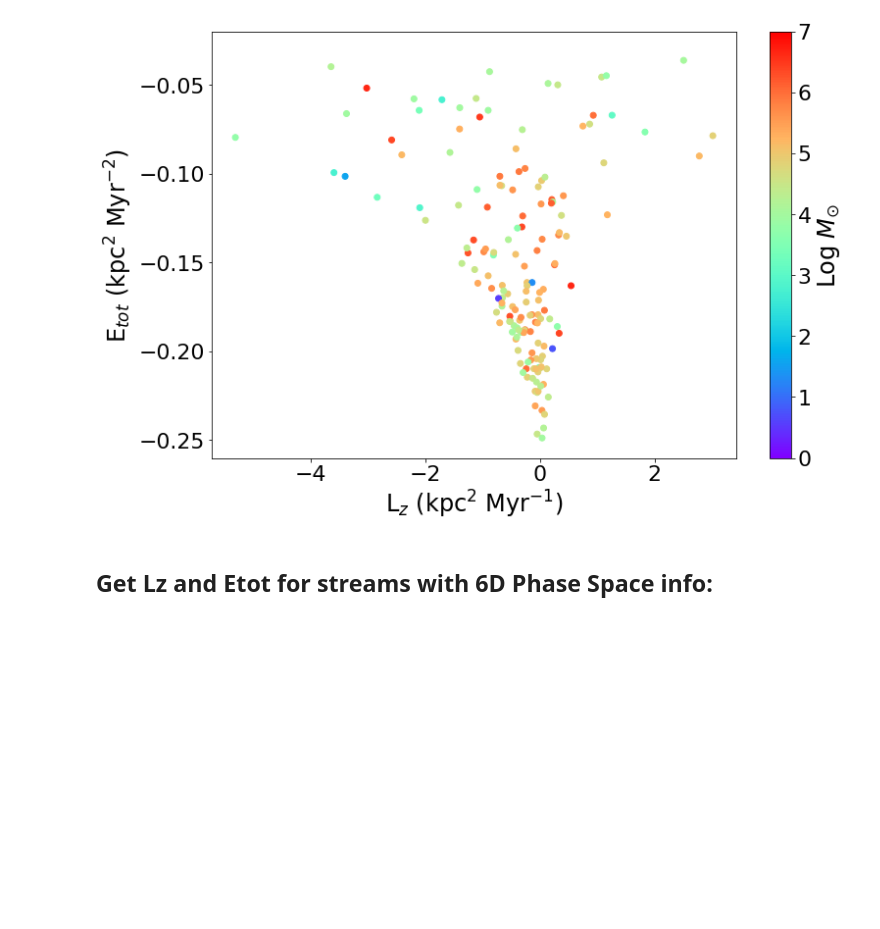
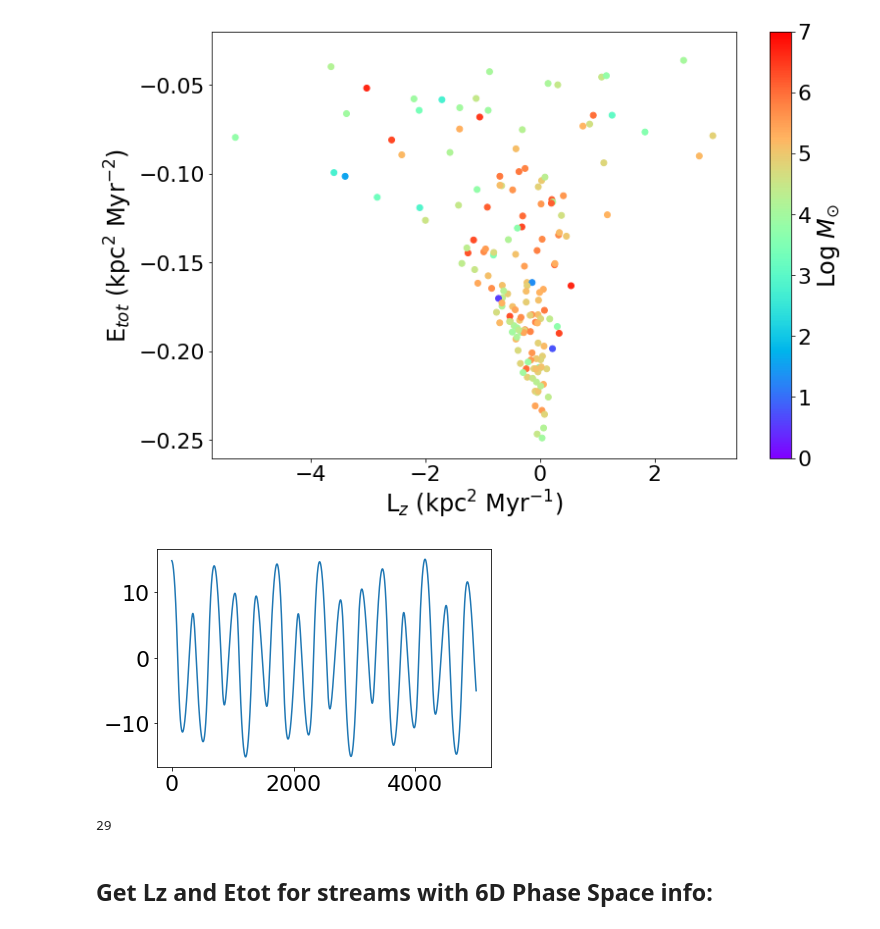
Before and after one commit to cholm-hansen/gc_streams, a Jupyter notebook: MilkyWayPotential2023.ipynb, the cells around one changed output. Saved outputs shown, nothing was run; the diff lists cells and outputs as text; code cells hidden in the pictures; blank space fills up the shorter version.

```diff
--- a/MilkyWayPotential2023.ipynb
+++ b/MilkyWayPotential2023.ipynb
@@ -244,6 +371,49 @@ c1 = coord.SkyCoord(ra=229.019*u.degree, dec=-0.121*u.degree,
                     pm_dec=-2.654 *u.mas/u.yr,
                     radial_velocity=-56.2 *u.km/u.s,
                     frame='icrs')
+# %%
+gc1 = c1.transform_to(coord.Galactocentric)
+
+
+glob_w0 = gd.PhaseSpacePosition(
+        [gc1.x.value,  gc1.y.value,  gc1.z.value] * u.kpc ,
+        [gc1.v_x.value,  gc1.v_y.value,  gc1.v_z.value]*u.km/u.s
+)
+
+test_frame = gp.StaticFrame(galactic)
+
+H = gp.Hamiltonian(mw, test_frame)
+
+prog_orbit = H.integrate_orbit(
+    glob_w0,
+    dt=1, t1=0, t2=5*u.Gyr,
+    Integrator=gi.DOPRI853Integrator
+    ).to_frame(test_frame)
+
+
+
+prog_orbit = H.integrate_orbit(
+        glob_w0,
+        t=prog_orbit.t,
+        Integrator=gi.DOPRI853Integrator
+    )
+# %%
+z_vals = prog_orbit.pos.z.value
+t = np.arange(0,5000)
+
+plt.plot(t,z_vals)
+plt.show()
+# %% [output]
+[figure, added]
+# %%
+num_crossings = 0
+for i in range(len(z_vals) - 1):
+    if np.sign(z_vals[i]) + np.sign(z_vals[i+1]) == 0:
+        num_crossings += 1
+
+print(num_crossings)
+# %% [output]
+29
 # %% [markdown]
 ## Get Lz and Etot for streams with 6D Phase Space info:
 # %%
```
Also changed, not shown: parts of 11 cells of this notebook.
